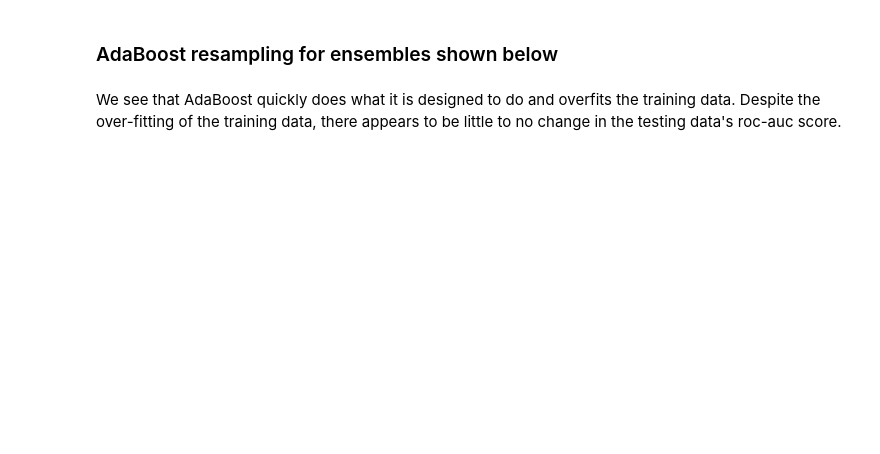
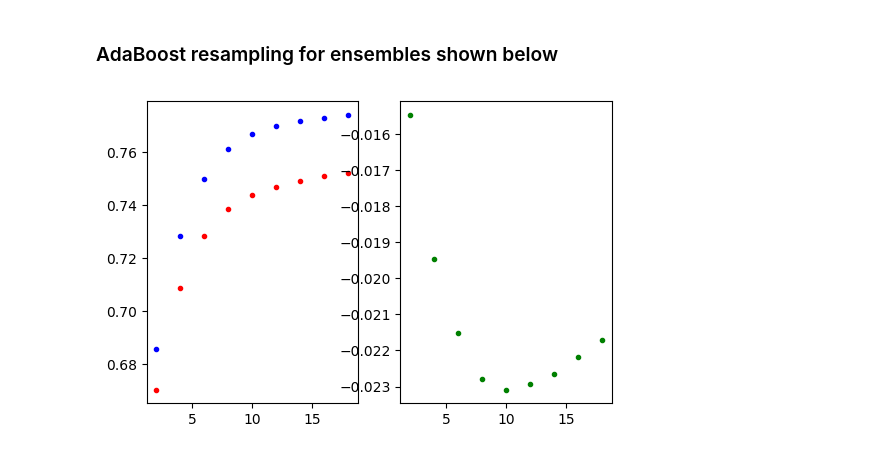
Before and after one commit to jagerhartman1/homework-iii-jagerhartman1-master, a Jupyter notebook: hw3_starter_notebook.ipynb, the cells around one changed output. Cells and saved outputs as stored; diff of their text form; code cells hidden in the pictures; blank space fills up the shorter version.

```diff
--- a/hw3_starter_notebook.ipynb
+++ b/hw3_starter_notebook.ipynb
@@ -1370,19 +1443,19 @@ Above left is a plot of roc_auc scores where blue represents testing score and r
 # %%
 fig = plt.figure()
 axes_1=fig.add_subplot(1,2,1)
 axes_2 = fig.add_subplot(1,2,2)
-for n in range(2,20):
+for n in range(2,20,2):
     ada_voting = AdaBoostClassifier(LogisticRegression(C=0.01), n_estimators=n)
     ada_voting.fit(X_train, y_train)
 
     y_score_test = pd.DataFrame(ada_voting.predict_proba(X_test))[1]
     axes_1.plot(n, roc_auc_score(y_test, y_score_test), 'b.')
 
     y_score_train = pd.DataFrame(ada_voting.predict_proba(X_train))[1]
     axes_1.plot(n, roc_auc_score(y_train, y_score_train), 'r.')
     diff = roc_auc_score(y_train, y_score_train) - roc_auc_score(y_test, y_score_test)
     axes_2.plot(n, diff, 'g.')
 
 plt.show()
+# %% [output]
+[figure, added]
-# %% [markdown]
-We see that AdaBoost quickly does what it is designed to do and overfits the training data.  Despite the over-fitting of the training data, there appears to be little to no change in the testing data's roc-auc score.
```
Also changed, not shown: parts of 98 cells of this notebook, 1 other file.
